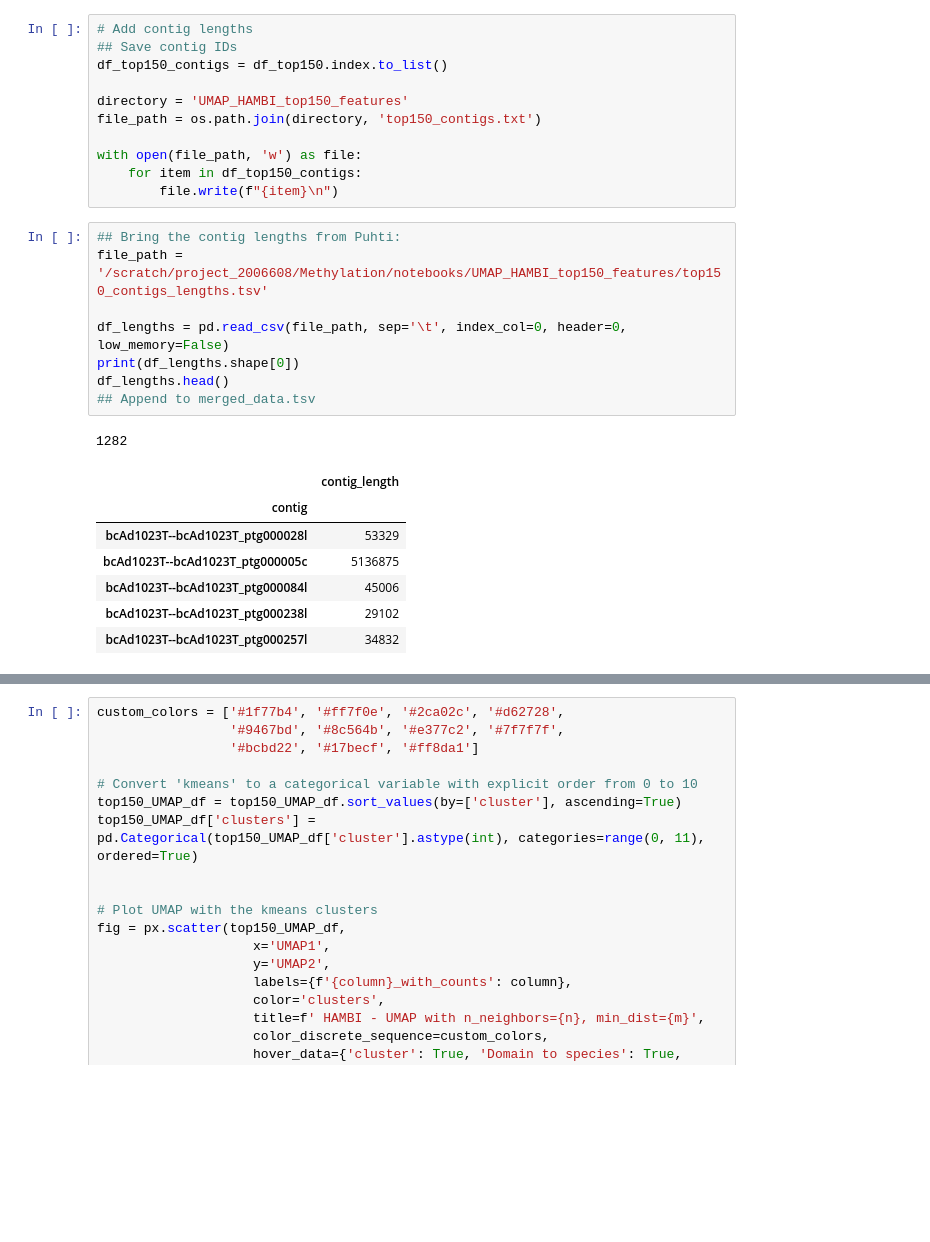
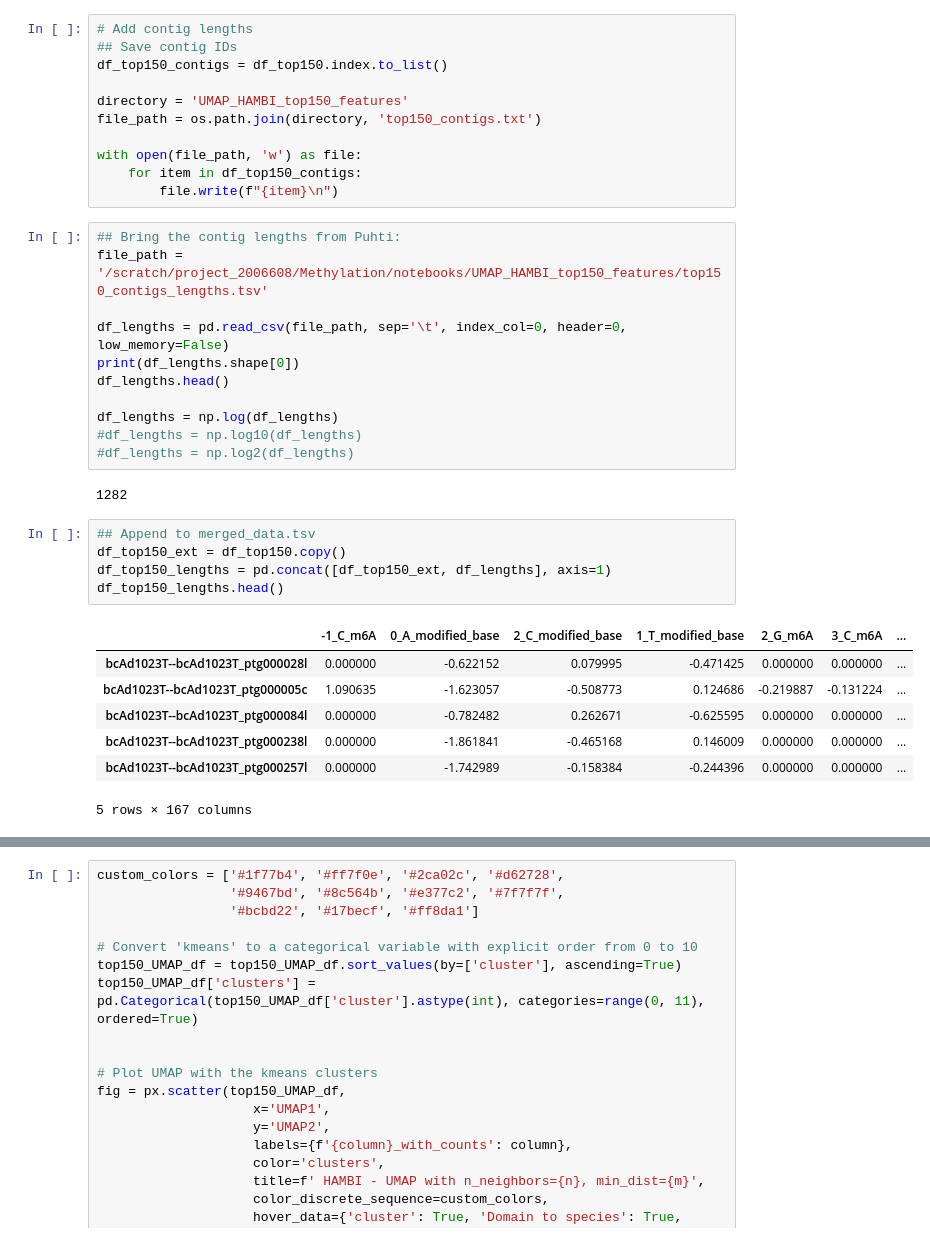
Before and after one commit to melinamarkkanen/Methylation, a Jupyter notebook: notebooks/UMAP_HAMBI.ipynb, the cells around one changed output, grey strips where cells are left out. Saved outputs shown, nothing was run; the diff lists cells and outputs as text; blank space fills up the shorter version.

```diff
--- a/notebooks/UMAP_HAMBI.ipynb
+++ b/notebooks/UMAP_HAMBI.ipynb
@@ -1234,16 +1314,25 @@ file_path = '/scratch/project_2006608/Methylation/notebooks/UMAP_HAMBI_top150_fe
 df_lengths = pd.read_csv(file_path, sep='\t', index_col=0, header=0, low_memory=False)
 print(df_lengths.shape[0])
 df_lengths.head()
-## Append to merged_data.tsv
+
+df_lengths = np.log(df_lengths)
+#df_lengths = np.log10(df_lengths)
+#df_lengths = np.log2(df_lengths)
 # %% [output]
 1282
-|  | contig_length |
-| contig |  |
-| bcAd1023T--bcAd1023T_ptg000028l | 53329 |
-| bcAd1023T--bcAd1023T_ptg000005c | 5136875 |
-| bcAd1023T--bcAd1023T_ptg000084l | 45006 |
-| bcAd1023T--bcAd1023T_ptg000238l | 29102 |
-| bcAd1023T--bcAd1023T_ptg000257l | 34832 |
+# %%
+## Append to merged_data.tsv
+df_top150_ext = df_top150.copy()
+df_top150_lengths = pd.concat([df_top150_ext, df_lengths], axis=1)
+df_top150_lengths.head()
+# %% [output]
+|  | -1_C_m6A | 0_A_modified_base | 2_C_modified_base | 1_T_modified_base | 2_G_m6A | 3_C_m6A | ... |
+| bcAd1023T--bcAd1023T_ptg000028l | 0.000000 | -0.622152 | 0.079995 | -0.471425 | 0.000000 | 0.000000 | ... |
+| bcAd1023T--bcAd1023T_ptg000005c | 1.090635 | -1.623057 | -0.508773 | 0.124686 | -0.219887 | -0.131224 | ... |
+| bcAd1023T--bcAd1023T_ptg000084l | 0.000000 | -0.782482 | 0.262671 | -0.625595 | 0.000000 | 0.000000 | ... |
+| bcAd1023T--bcAd1023T_ptg000238l | 0.000000 | -1.861841 | -0.465168 | 0.146009 | 0.000000 | 0.000000 | ... |
+| bcAd1023T--bcAd1023T_ptg000257l | 0.000000 | -1.742989 | -0.158384 | -0.244396 | 0.000000 | 0.000000 | ... |
+5 rows × 167 columns
 # %%
 n_neighbors = [30]
 min_dist = [0.1]
```
Also changed, not shown: parts of 11 cells of this notebook.
